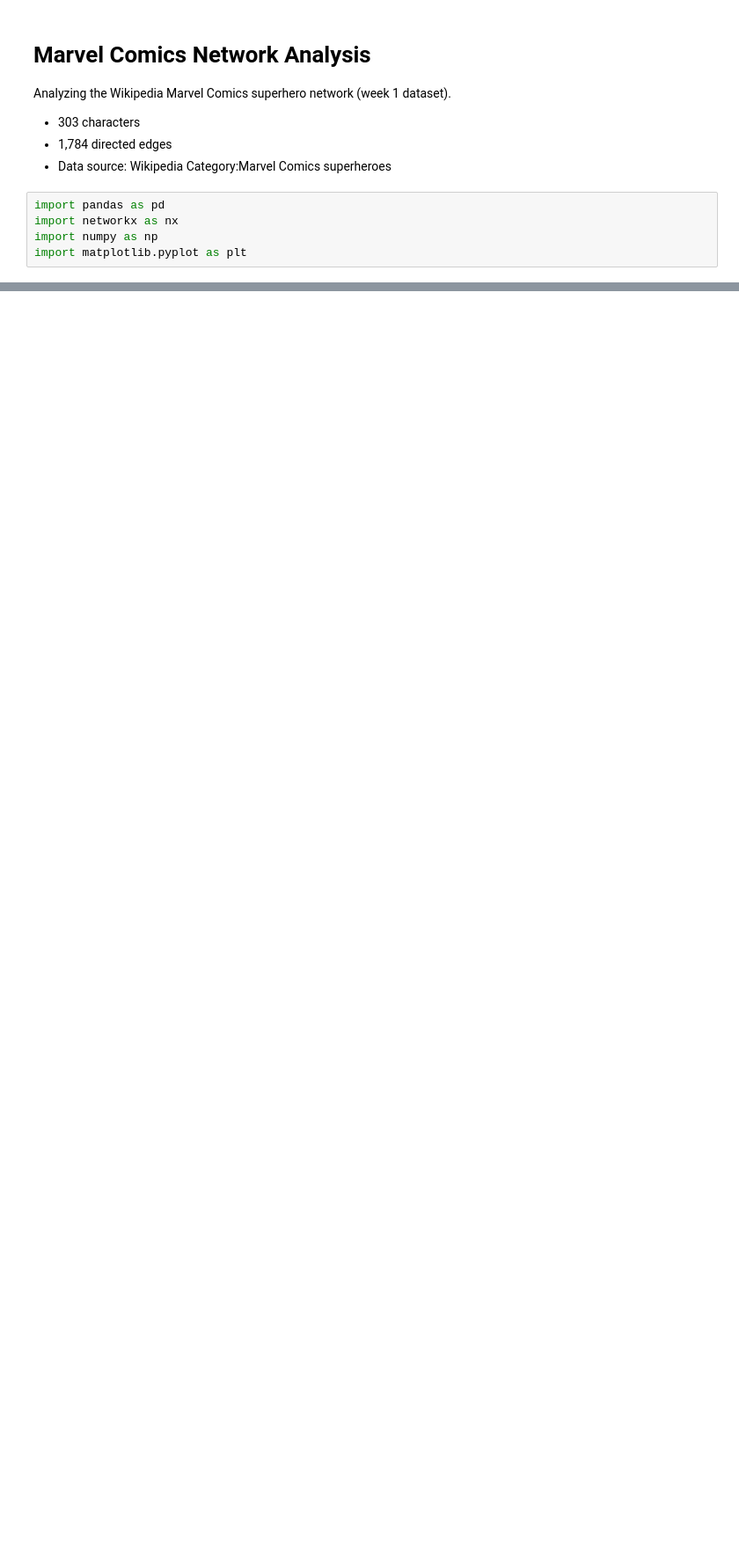
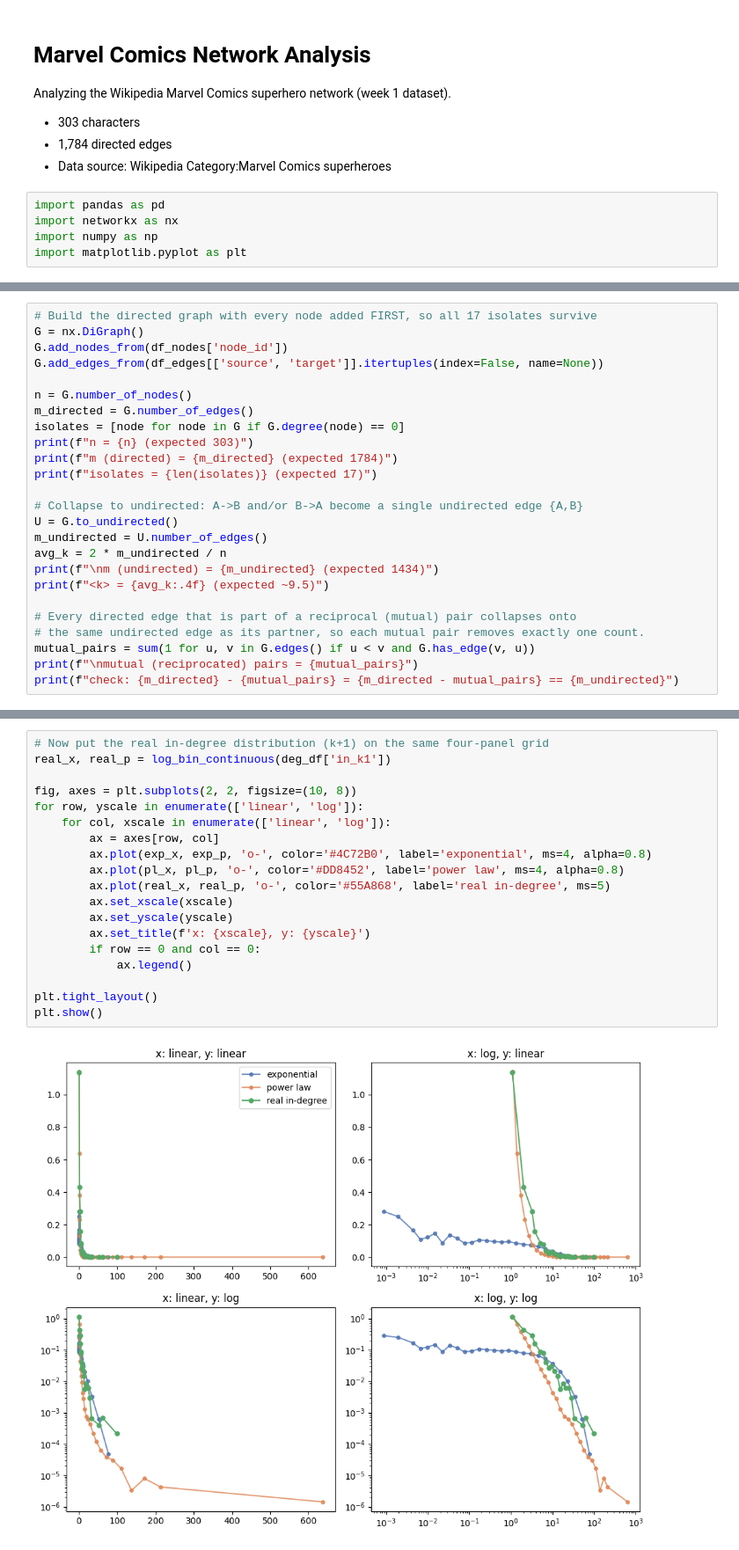
Before and after one commit to kaykay-ng/legendary-sniffle, a Jupyter notebook: notebooks/analysis.ipynb, the cells around one changed output, grey strips where cells are left out. Shown at 88% size. Drawn from its saved outputs; the diff is of its cells as text; blank space fills up the shorter version.

```diff
--- a/notebooks/analysis.ipynb
+++ b/notebooks/analysis.ipynb
@@ -68,0 +124,25 @@ print(f"Exported graph to network.json")
+# %%
+# Build the directed graph with every node added FIRST, so all 17 isolates survive
+G = nx.DiGraph()
+G.add_nodes_from(df_nodes['node_id'])
+G.add_edges_from(df_edges[['source', 'target']].itertuples(index=False, name=None))
+
+n = G.number_of_nodes()
+m_directed = G.number_of_edges()
+isolates = [node for node in G if G.degree(node) == 0]
+print(f"n = {n} (expected 303)")
+print(f"m (directed) = {m_directed} (expected 1784)")
+print(f"isolates = {len(isolates)} (expected 17)")
+
+# Collapse to undirected: A->B and/or B->A become a single undirected edge {A,B}
+U = G.to_undirected()
+m_undirected = U.number_of_edges()
+avg_k = 2 * m_undirected / n
+print(f"\nm (undirected) = {m_undirected} (expected 1434)")
+print(f"<k> = {avg_k:.4f} (expected ~9.5)")
+
+# Every directed edge that is part of a reciprocal (mutual) pair collapses onto
+# the same undirected edge as its partner, so each mutual pair removes exactly one count.
+mutual_pairs = sum(1 for u, v in G.edges() if u < v and G.has_edge(v, u))
+print(f"\nmutual (reciprocated) pairs = {mutual_pairs}")
+print(f"check: {m_directed} - {mutual_pairs} = {m_directed - mutual_pairs} == {m_undirected}")
@@ -68,0 +335,21 @@ print(f"Exported graph to network.json")
+# %%
+# Now put the real in-degree distribution (k+1) on the same four-panel grid
+real_x, real_p = log_bin_continuous(deg_df['in_k1'])
+
+fig, axes = plt.subplots(2, 2, figsize=(10, 8))
+for row, yscale in enumerate(['linear', 'log']):
+    for col, xscale in enumerate(['linear', 'log']):
+        ax = axes[row, col]
+        ax.plot(exp_x, exp_p, 'o-', color='#4C72B0', label='exponential', ms=4, alpha=0.8)
+        ax.plot(pl_x, pl_p, 'o-', color='#DD8452', label='power law', ms=4, alpha=0.8)
+        ax.plot(real_x, real_p, 'o-', color='#55A868', label='real in-degree', ms=5)
+        ax.set_xscale(xscale)
+        ax.set_yscale(yscale)
+        ax.set_title(f'x: {xscale}, y: {yscale}')
+        if row == 0 and col == 0:
+            ax.legend()
+
+plt.tight_layout()
+plt.show()
+# %% [output]
+[figure, added]
```
Also changed, not shown: parts of 20 cells of this notebook, 10 other files.
